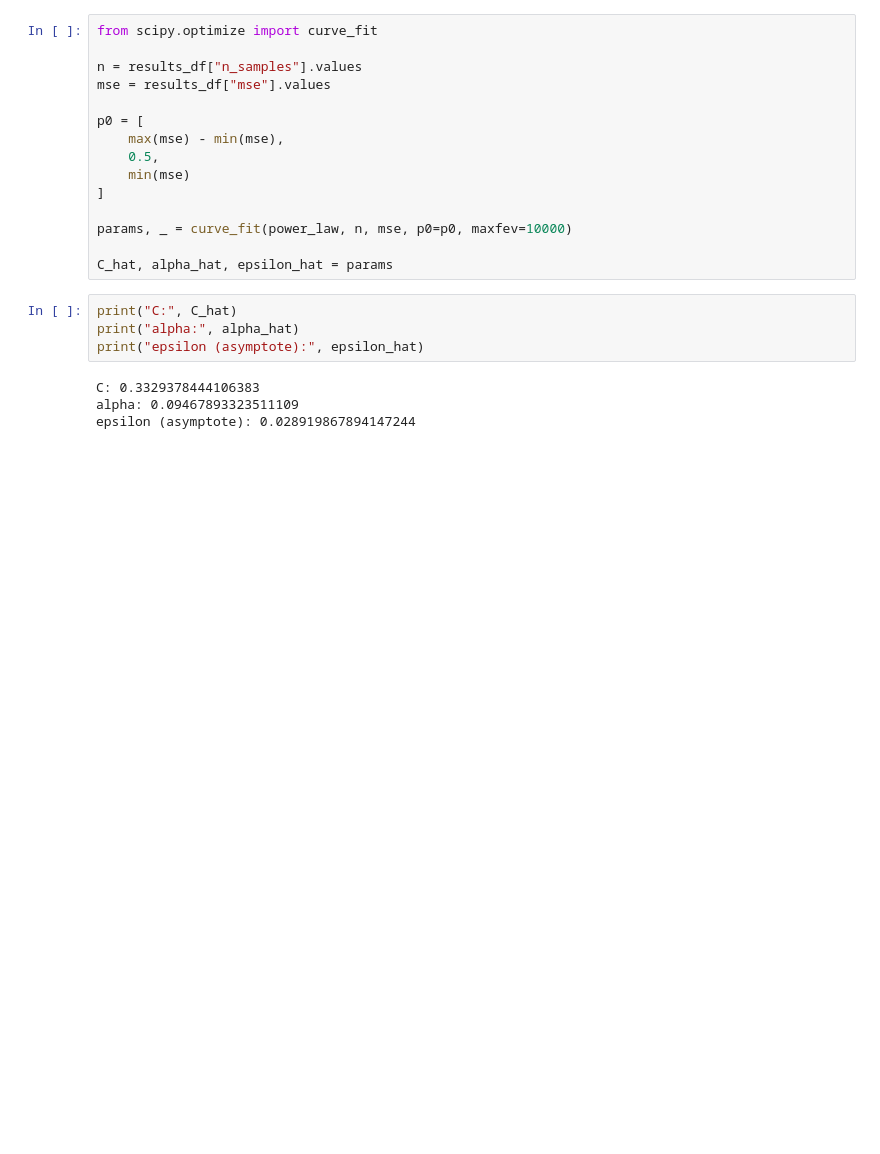
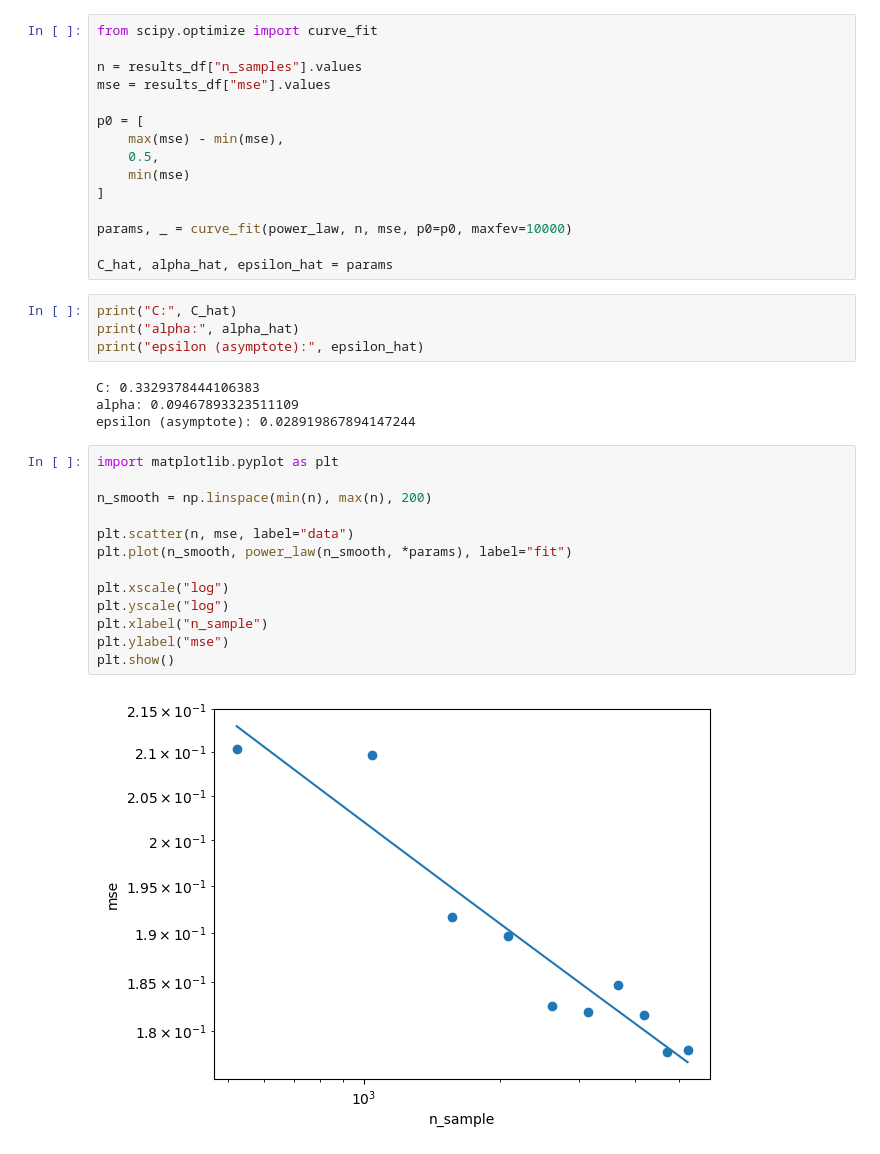
Before and after one commit to OxfordDemSci/aleatoric-luck, a Jupyter notebook: notebooks/xgboost_draft.ipynb, the cells around one changed output. Cells and saved outputs as stored; diff of their text form; blank space fills up the shorter version.

Commit message:
added plots

```diff
--- a/notebooks/xgboost_draft.ipynb
+++ b/notebooks/xgboost_draft.ipynb
@@ -171,3 +171,18 @@ print("epsilon (asymptote):", epsilon_hat)
 C: 0.3329378444106383
 alpha: 0.09467893323511109
 epsilon (asymptote): 0.028919867894147244
+# %%
+import matplotlib.pyplot as plt
+
+n_smooth = np.linspace(min(n), max(n), 200)
+
+plt.scatter(n, mse, label="data")
+plt.plot(n_smooth, power_law(n_smooth, *params), label="fit")
+
+plt.xscale("log")
+plt.yscale("log")
+plt.xlabel("n_sample")
+plt.ylabel("mse")
+plt.show()
+# %% [output]
+[figure, added]
```
Also changed, not shown: parts of 2 cells of this notebook.
